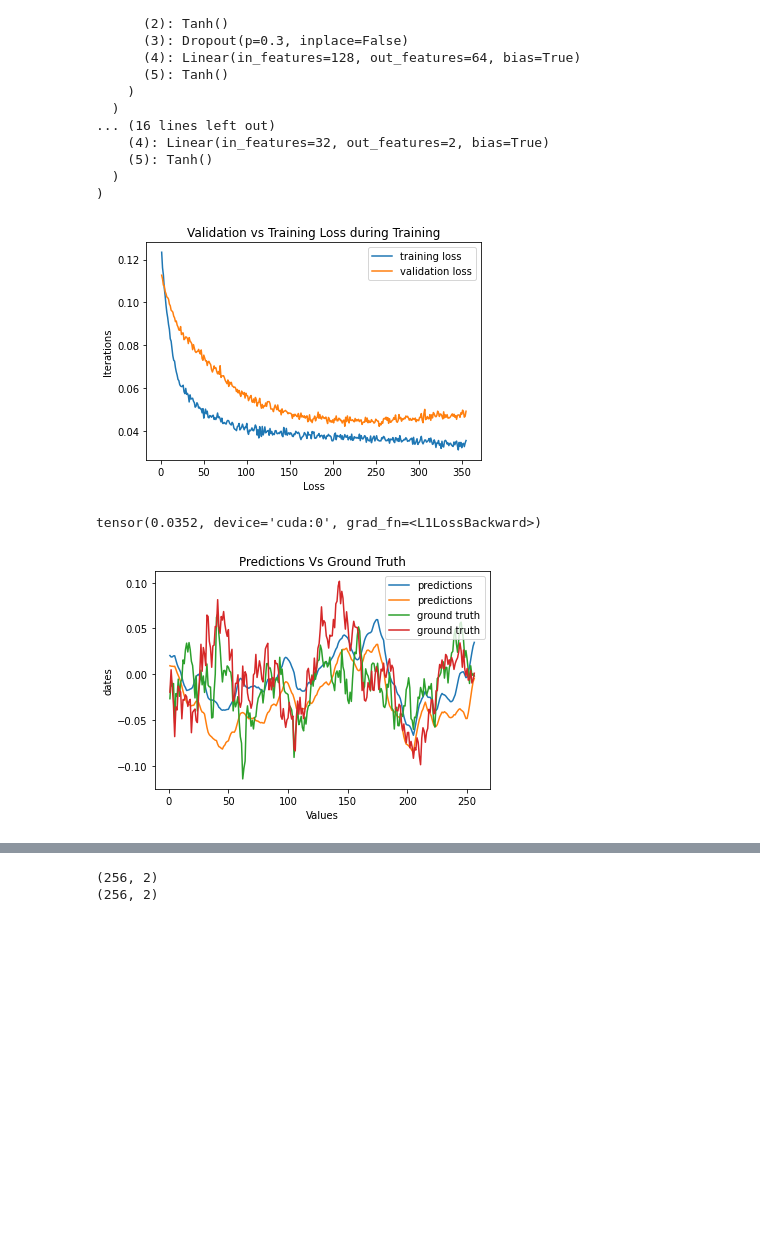
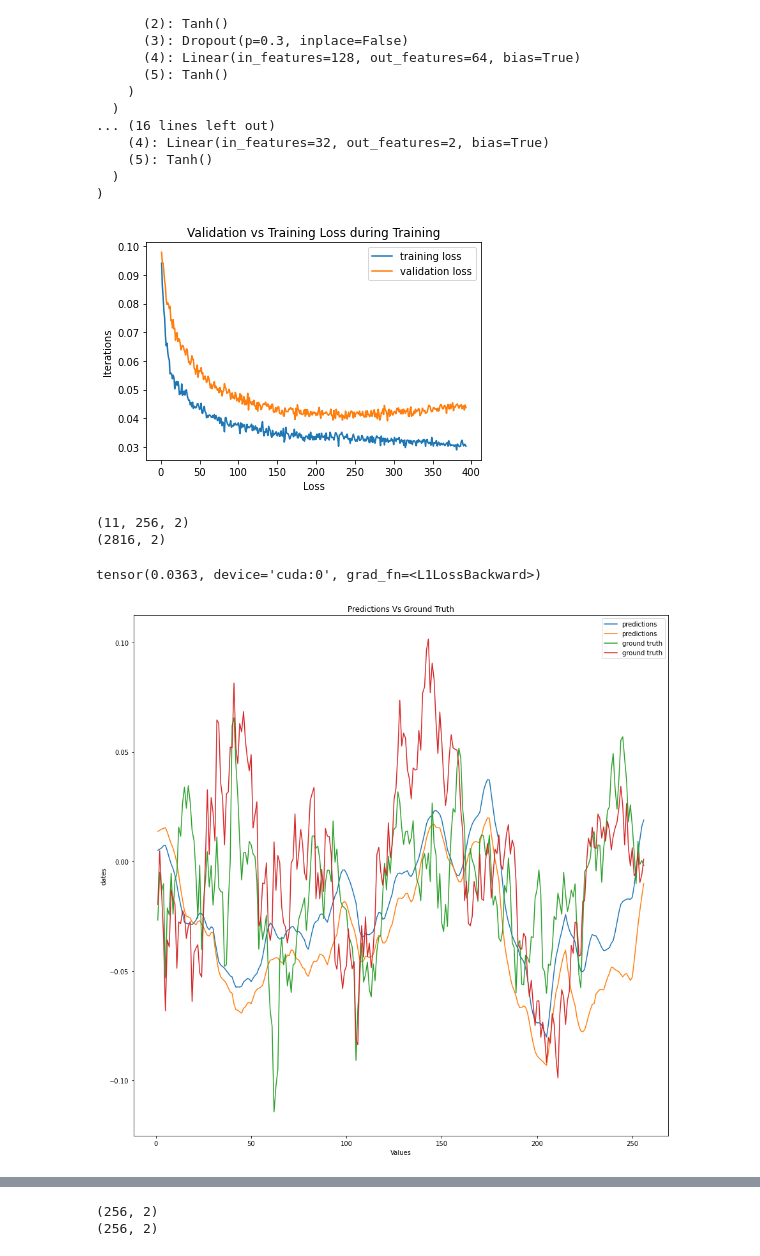
Before and after one commit to apof/Master-Thesis-----Deep-Kernel-Learning-and-Neural-Processes--combining-GPs-with-DL, a Jupyter notebook: Neural_Net_Timeseries.ipynb, the cells around one changed output, grey strips where cells are left out. Saved outputs shown, nothing was run; the diff lists cells and outputs as text; code cells hidden in the pictures; blank space fills up the shorter version.

```diff
--- a/Neural_Net_Timeseries.ipynb
+++ b/Neural_Net_Timeseries.ipynb
@@ -39,6 +39,14 @@ copper_inputs = joblib.load('drive/MyDrive/Thesis_Vectors/h_copper_vectors')
 copper_labels = joblib.load('drive/MyDrive/Thesis_Vectors/h_copper_labels')
 copper_dates = joblib.load('drive/MyDrive/Thesis_Vectors/h_copper_dates')
 
+'''aluminium_inputs = joblib.load('drive/MyDrive/Thesis_Vectors/aluminium_vectors')
+aluminium_labels = joblib.load('drive/MyDrive/Thesis_Vectors/aluminium_labels')
+aluminium_dates = joblib.load('drive/MyDrive/Thesis_Vectors/aluminium_dates')
+
+copper_inputs = joblib.load('drive/MyDrive/Thesis_Vectors/copper_vectors')
+copper_labels = joblib.load('drive/MyDrive/Thesis_Vectors/copper_labels')
+copper_dates = joblib.load('drive/MyDrive/Thesis_Vectors/copper_dates')'''
+
 dates = copper_dates
 # %%
 print(aluminium_inputs.shape)
@@ -494,7 +502,7 @@ plt.title('Validation vs Training Loss during Training')
 plt.legend()
 plt.show()
 # %% [output]
-[figure, old version]
+[figure, new version]
 # %%
 validation_predictions,_,_ = model.forward((al_val_data,c_val_data,None,hidden1,hidden2))
 test_predictions,_,_ = model.forward((al_test_data,c_test_data,None,hidden1,hidden2))
@@ -505,7 +518,15 @@ joint_train_labels = joint_train_labels
+# %%
+train_predictions = np.array(train_predictions)
+print(train_predictions.shape)
+train_predictions = np.reshape(train_predictions, (train_predictions.shape[0]*train_predictions.shape[1],train_predictions.shape[2]))
+print(train_predictions.shape)
+# %% [output]
+(11, 256, 2)
+(2816, 2)
 # %%
 print(loss(validation_predictions,joint_valid_labels.float()))
 # %% [output]
-tensor(0.0352, device='cuda:0', grad_fn=<L1LossBackward>)
+tensor(0.0363, device='cuda:0', grad_fn=<L1LossBackward>)
 # %%
 index_1 = [i+1 for i in range(len(validation_predictions))]
 index_2 = [i+1 for i in range(len(test_predictions))]
@@ -518,11 +540,13 @@ joint_test_labels = joint_test_labels.cpu().detach().numpy()
 # %%
+plt.figure(figsize=(15, 15))
+
 plt.plot(index_1, validation_predictions ,label = "predictions")
 plt.plot(index_1, joint_valid_labels, label = "ground truth")
 plt.xlabel('Values')
 plt.ylabel('dates')
 plt.title('Predictions Vs Ground Truth')
 plt.legend()
 plt.show()
 # %% [output]
-[figure, old version]
+[figure, new version]
 # %%
```
Also changed, not shown: parts of 9 cells of this notebook.
